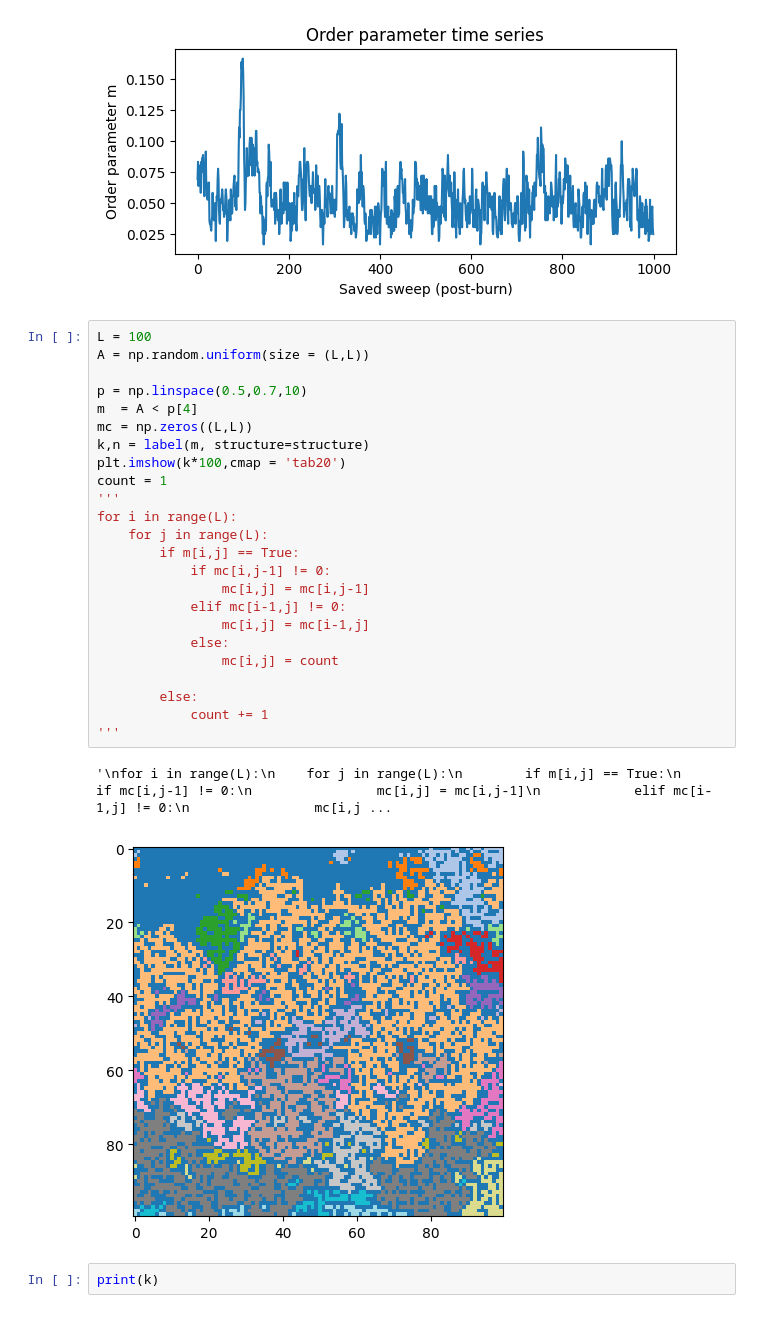
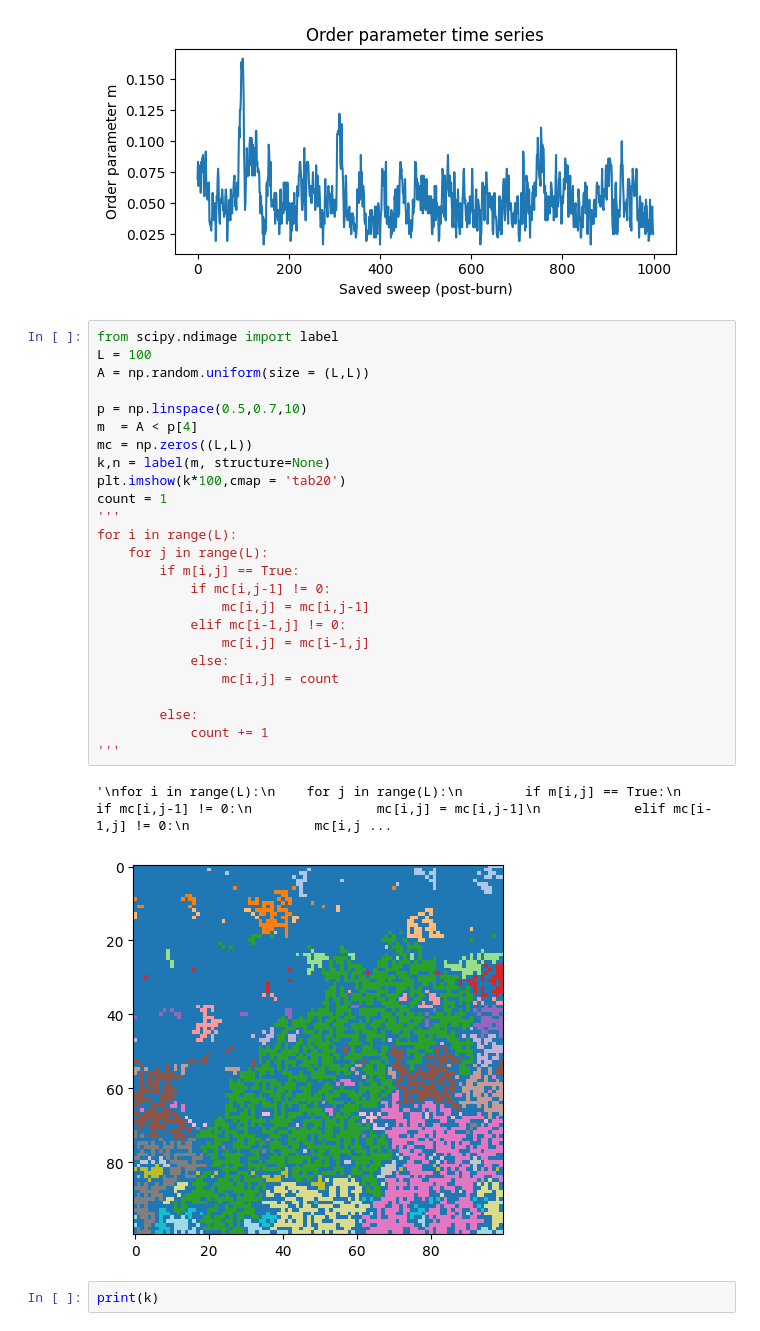
Before and after one commit to slyluc/ComplexPhysics, a Jupyter notebook: src/Week 2.ipynb, the cells around one changed output. Drawn from its saved outputs; the diff is of its cells as text.

```diff
--- a/src/Week 2.ipynb
+++ b/src/Week 2.ipynb
@@ -235,32 +237,33 @@ Avg order param  = 0.0532  ± 0.0204
 [figure]
 [figure]
 # %%
+from scipy.ndimage import label
 L = 100
 A = np.random.uniform(size = (L,L))
 
 p = np.linspace(0.5,0.7,10)
 m  = A < p[4]
 mc = np.zeros((L,L))
-k,n = label(m, structure=structure)
+k,n = label(m, structure=None)
 plt.imshow(k*100,cmap = 'tab20')
 count = 1
 '''
 for i in range(L):
     for j in range(L):
         if m[i,j] == True:
             if mc[i,j-1] != 0:
                 mc[i,j] = mc[i,j-1]
             elif mc[i-1,j] != 0:
                 mc[i,j] = mc[i-1,j]
             else:
                 mc[i,j] = count
 
         else:
             count += 1
 '''
 # %% [output]
 '\nfor i in range(L):\n    for j in range(L):\n        if m[i,j] == True:\n            if mc[i,j-1] != 0:\n                mc[i,j] = mc[i,j-1]\n            elif mc[i-1,j] != 0:\n                mc[i,j ...
-[figure, old version]
+[figure, new version]
 # %%
 print(k)
 # %% [output]
```
Also changed, not shown: parts of 3 cells of this notebook, 22 other files.
